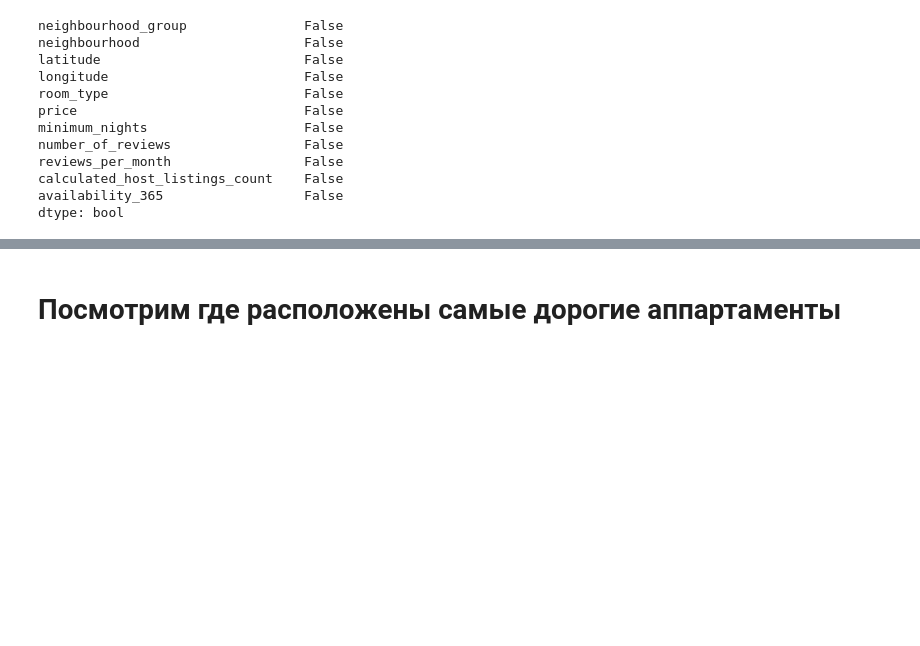
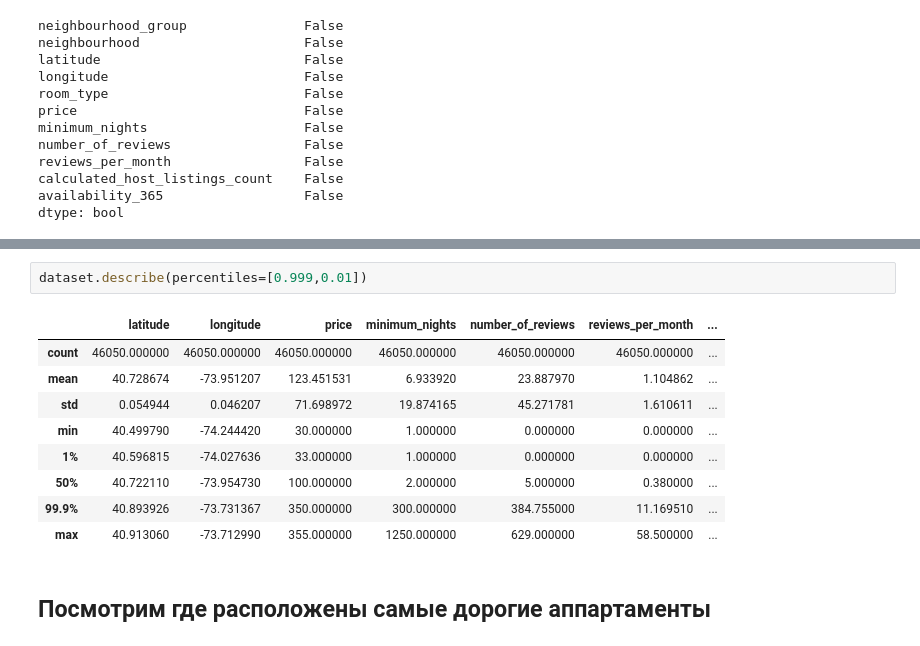
Before and after one commit to TefloniusMonk/intro, a Jupyter notebook: notebooks/air_bnb.ipynb, the cells around one changed output, grey strips where cells are left out. Drawn from its saved outputs; the diff is of its cells as text; blank space fills up the shorter version.

```diff
--- a/notebooks/air_bnb.ipynb
+++ b/notebooks/air_bnb.ipynb
@@ -85,2 +105,14 @@ dtype: bool
+# %%
+dataset.describe(percentiles=[0.999,0.01])
+# %% [output]
+|  | latitude | longitude | price | minimum_nights | number_of_reviews | reviews_per_month | ... |
+| count | 46050.000000 | 46050.000000 | 46050.000000 | 46050.000000 | 46050.000000 | 46050.000000 | ... |
+| mean | 40.728674 | -73.951207 | 123.451531 | 6.933920 | 23.887970 | 1.104862 | ... |
+| std | 0.054944 | 0.046207 | 71.698972 | 19.874165 | 45.271781 | 1.610611 | ... |
+| min | 40.499790 | -74.244420 | 30.000000 | 1.000000 | 0.000000 | 0.000000 | ... |
+| 1% | 40.596815 | -74.027636 | 33.000000 | 1.000000 | 0.000000 | 0.000000 | ... |
+| 50% | 40.722110 | -73.954730 | 100.000000 | 2.000000 | 5.000000 | 0.380000 | ... |
+| 99.9% | 40.893926 | -73.731367 | 350.000000 | 300.000000 | 384.755000 | 11.169510 | ... |
+| max | 40.913060 | -73.712990 | 355.000000 | 1250.000000 | 629.000000 | 58.500000 | ... |
 # %% [markdown]
-#  Посмотрим где расположены самые дорогие аппартаменты
+##  Посмотрим где расположены самые дорогие аппартаменты
```
Also changed, not shown: parts of 32 cells of this notebook.
